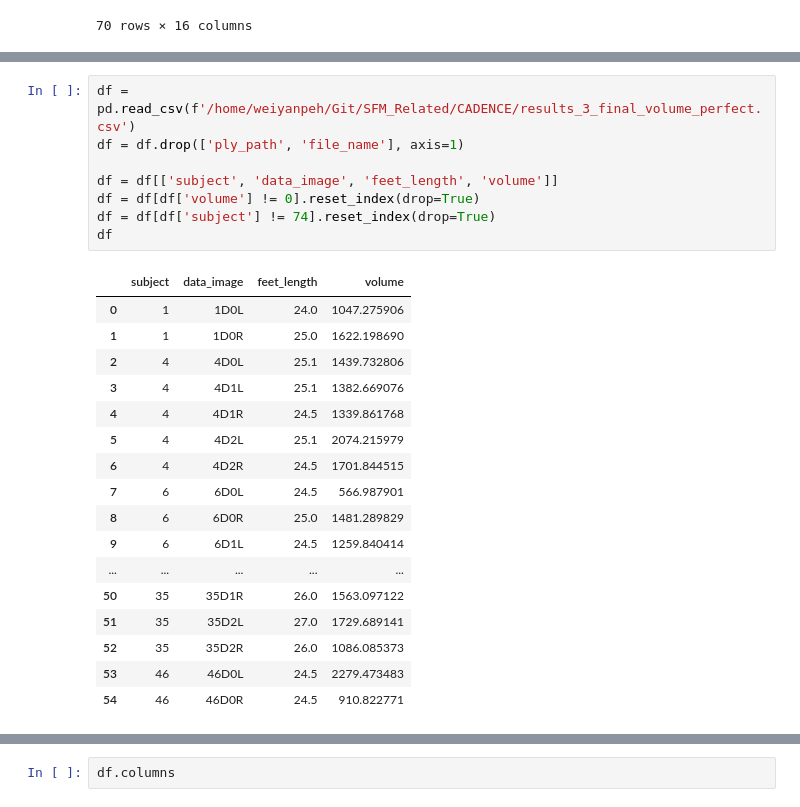
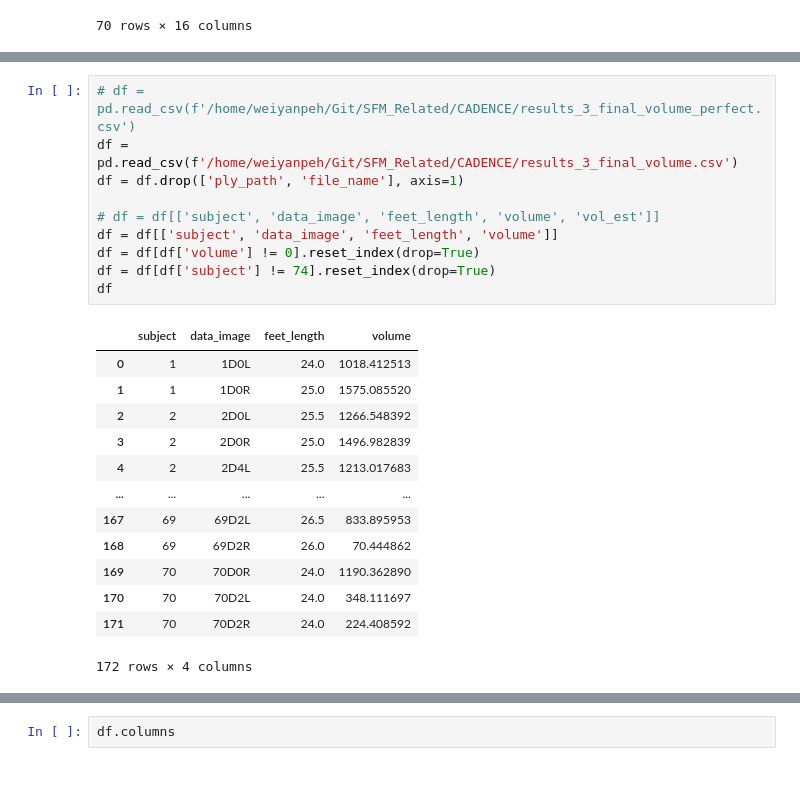
Before and after one commit to WeiYanPeh/2D-to-3D-mesh-reconstruction, a Jupyter notebook: main_8_plot_outputs.ipynb, the cells around one changed output, grey strips where cells are left out. Saved outputs shown, nothing was run; the diff lists cells and outputs as text; blank space fills up the shorter version.

```diff
--- a/main_8_plot_outputs.ipynb
+++ b/main_8_plot_outputs.ipynb
@@ -86,28 +85,26 @@ df_subject
 | 69 | 70 | [0, 1, 2] | [70D0L, 70D0R, 70D1L, 70D1R, 70D2... | [0L, 0R, 1L, 1R, 2L, 2R] | [69.5, 0, 70.0] | [28.78, 0.0, 28.99] | [73.0, 73.0, 66.0] | [90.0, 97.0, 98.0] | ... |
 70 rows × 16 columns
 # %%
-df = pd.read_csv(f'/home/weiyanpeh/Git/SFM_Related/CADENCE/results_3_final_volume_perfect.csv')
+# df = pd.read_csv(f'/home/weiyanpeh/Git/SFM_Related/CADENCE/results_3_final_volume_perfect.csv')
+df = pd.read_csv(f'/home/weiyanpeh/Git/SFM_Related/CADENCE/results_3_final_volume.csv')
 df = df.drop(['ply_path', 'file_name'], axis=1)
 
+# df = df[['subject', 'data_image', 'feet_length', 'volume', 'vol_est']]
 df = df[['subject', 'data_image', 'feet_length', 'volume']]
 df = df[df['volume'] != 0].reset_index(drop=True)
 df = df[df['subject'] != 74].reset_index(drop=True)
 df
 # %% [output]
 |  | subject | data_image | feet_length | volume |
-| 0 | 1 | 1D0L | 24.0 | 1047.275906 |
-| 1 | 1 | 1D0R | 25.0 | 1622.198690 |
-| 2 | 4 | 4D0L | 25.1 | 1439.732806 |
-| 3 | 4 | 4D1L | 25.1 | 1382.669076 |
-| 4 | 4 | 4D1R | 24.5 | 1339.861768 |
-| 5 | 4 | 4D2L | 25.1 | 2074.215979 |
-| 6 | 4 | 4D2R | 24.5 | 1701.844515 |
-| 7 | 6 | 6D0L | 24.5 | 566.987901 |
-| 8 | 6 | 6D0R | 25.0 | 1481.289829 |
-| 9 | 6 | 6D1L | 24.5 | 1259.840414 |
+| 0 | 1 | 1D0L | 24.0 | 1018.412513 |
+| 1 | 1 | 1D0R | 25.0 | 1575.085520 |
+| 2 | 2 | 2D0L | 25.5 | 1266.548392 |
+| 3 | 2 | 2D0R | 25.0 | 1496.982839 |
+| 4 | 2 | 2D4L | 25.5 | 1213.017683 |
 | ... | ... | ... | ... | ... |
-| 50 | 35 | 35D1R | 26.0 | 1563.097122 |
-| 51 | 35 | 35D2L | 27.0 | 1729.689141 |
-| 52 | 35 | 35D2R | 26.0 | 1086.085373 |
-| 53 | 46 | 46D0L | 24.5 | 2279.473483 |
-| 54 | 46 | 46D0R | 24.5 | 910.822771 |
+| 167 | 69 | 69D2L | 26.5 | 833.895953 |
+| 168 | 69 | 69D2R | 26.0 | 70.444862 |
+| 169 | 70 | 70D0R | 24.0 | 1190.362890 |
+| 170 | 70 | 70D2L | 24.0 | 348.111697 |
+| 171 | 70 | 70D2R | 24.0 | 224.408592 |
+172 rows × 4 columns
```
Also changed, not shown: parts of 4 cells of this notebook, 2 other files.
